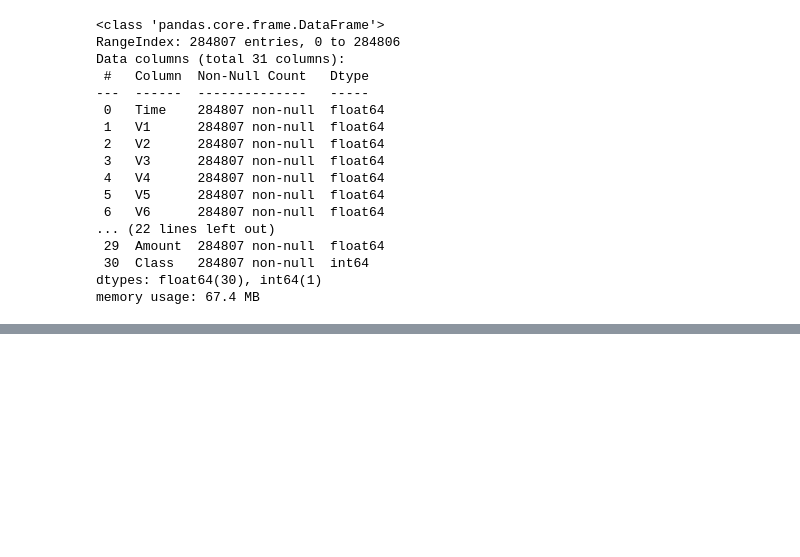
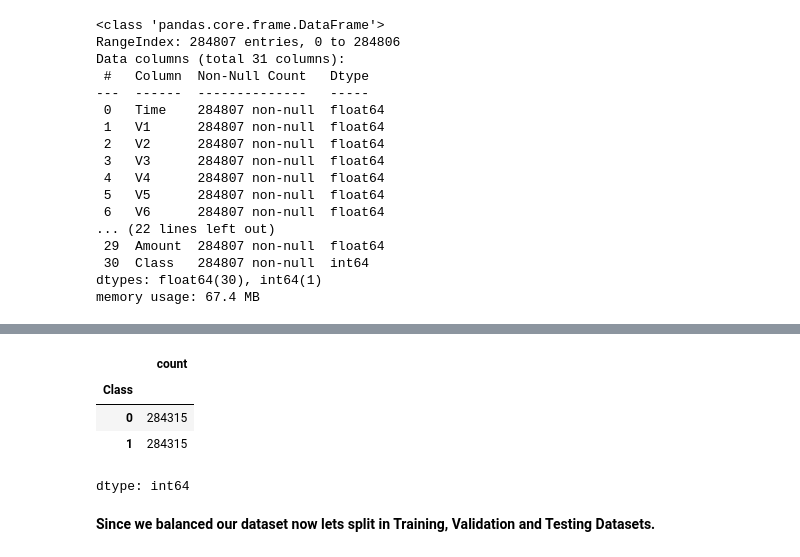
Before and after one commit to Sbilalahmad/AI_ML_mentorship, a Jupyter notebook: notebooks/P2_Credit_card_fraud_detection.ipynb, the cells around one changed output, grey strips where cells are left out. Saved outputs shown, nothing was run; the diff lists cells and outputs as text; code cells hidden in the pictures; blank space fills up the shorter version.

```diff
--- a/notebooks/P2_Credit_card_fraud_detection.ipynb
+++ b/notebooks/P2_Credit_card_fraud_detection.ipynb
@@ -73,0 +116,5 @@ memory usage: 67.4 MB
+# %%
+smt = SMOTE(random_state=42, sampling_strategy='minority')
+X = df.drop('Class', axis=1)
+y = df['Class']
+X_res, y_res = smt.fit_resample(X, y)
@@ -73,0 +125,10 @@ memory usage: 67.4 MB
+# %%
+y_res.value_counts()
+# %% [output]
+|  | count |
+| Class |  |
+| 0 | 284315 |
+| 1 | 284315 |
+dtype: int64
+# %% [markdown]
+**Since we balanced our dataset now lets split in Training, Validation and Testing Datasets.**
```
Also changed, not shown: parts of 21 cells of this notebook.
